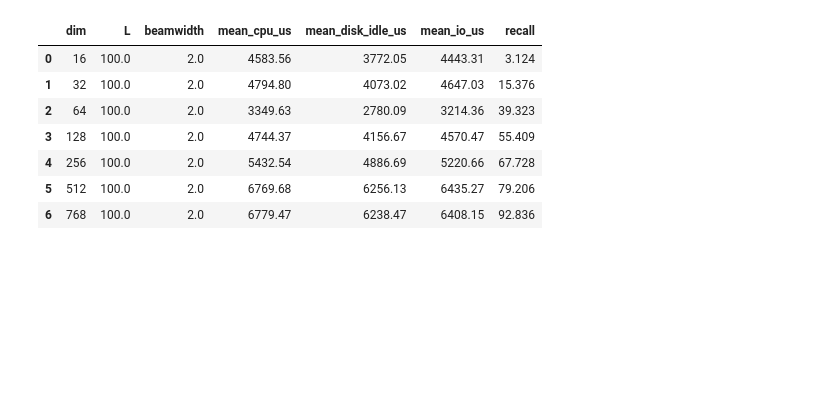
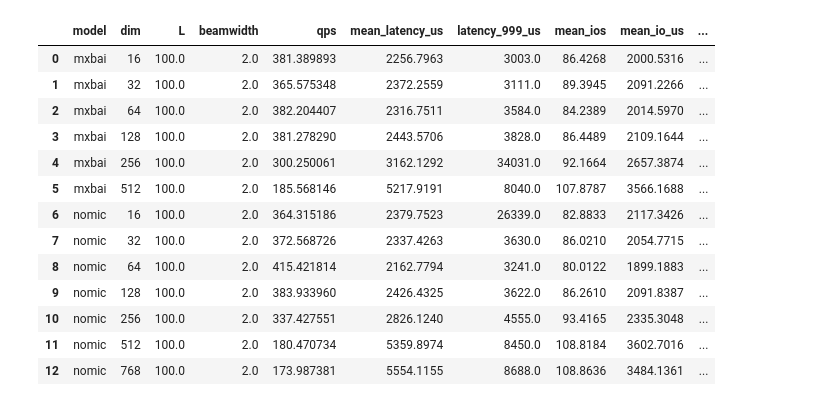
Before and after one commit to yeojin5/starling, a Jupyter notebook: scripts/MRL_figure.ipynb, the cells around one changed output. Cells and saved outputs as stored; diff of their text form; code cells hidden in the pictures; blank space fills up the shorter version.

```diff
--- a/scripts/MRL_figure.ipynb
+++ b/scripts/MRL_figure.ipynb
@@ -43,70 +44,83 @@ Found 7 search metric CSV files
 # %%
-def infer_dim_from_path(path: Path):
-    s = str(path)
-
-    # 예: msmarco_nomic_512_M32_R32_L50_B0.128/search/...
-    m = re.search(r'_([0-9]+)_M[0-9]+_R[0-9]+_L[0-9]+_B', s)
-    if m:
-        return int(m.group(1))
-
-    # 추가 패턴 후보
-    m = re.search(r'mrl([0-9]+)', s)
-    if m:
-        return int(m.group(1))
-
-    return None
+def infer_model_and_dim(path: Path):
+    index_dir = path.parents[1].name
+    m = re.search(r'msmarco_(?P<family>[^_]+)_(?P<dim>[0-9]+)_M', index_dir)
+    if not m:
+        return None, None, None, index_dir
+    family = m.group('family')
+    dim = int(m.group('dim'))
+    if family.startswith('mxbai'):
+        model = 'mxbai'
+    elif family.startswith('nomic'):
+        model = 'nomic'
+    else:
+        model = family
+    return model, family, dim, index_dir
 
 required_cols = {
-    'mean_cpu_us',
-    'mean_disk_idle_us',
+    'L',
+    'beamwidth',
+    'qps',
+    'mean_latency_us',
+    'latency_999_us',
+    'mean_ios',
     'mean_io_us',
+    'mean_cpus',
     'recall',
 }
 
 rows = []
 for f in csv_files:
     try:
         df = pd.read_csv(f)
     except Exception as e:
         print(f'[skip] failed to read {f}: {e}')
         continue
 
-    if not required_cols.issubset(df.columns):
-        print(f'[skip] missing columns in {f}')
+    missing_cols = required_cols.difference(df.columns)
+    if missing_cols:
+        print(f'[skip] missing columns {sorted(missing_cols)} in {f}')
         continue
 
-    dim = infer_dim_from_path(f)
-    if dim is None:
-        print(f'[skip] cannot infer dim from path: {f}')
+    model, family, dim, index_dir = infer_model_and_dim(f)
+    if model is None:
+        print(f'[skip] cannot infer model/dim from {f}')
         continue
 
-    # 파일 내 여러 L 행 중 recall이 최대인 행을 대표로 선택
     row = df.sort_values(['recall', 'L'], ascending=[False, False]).iloc[0].to_dict()
+    row['model'] = model
+    row['family'] = family
     row['dim'] = dim
+    row['index_dir'] = index_dir
     row['source_file'] = str(f)
     rows.append(row)
 
 if not rows:
-    raise RuntimeError('No valid search metric CSV rows found. Check BASE_DIR and CSV files.')
+    raise RuntimeError('No valid search metric CSV rows found. Check BASE_DIR and search/search_*.csv files.')
 
 summary = pd.DataFrame(rows)
-
-# dim당 여러 실행이 있으면 recall 기준 최선 행을 사용
 summary = (
-    summary.sort_values(['dim', 'recall', 'L'], ascending=[True, False, False])
-    .groupby('dim', as_index=False)
+    summary.sort_values(['model', 'dim', 'recall', 'L'], ascending=[True, True, False, False])
+    .groupby(['model', 'dim'], as_index=False)
     .first()
-    .sort_values('dim')
+    .sort_values(['model', 'dim'])
+    .reset_index(drop=True)
 )
 
-display(summary[['dim', 'L', 'beamwidth', 'mean_cpu_us', 'mean_disk_idle_us', 'mean_io_us', 'recall']])
+display(summary[['model', 'dim', 'L', 'beamwidth', 'qps', 'mean_latency_us', 'latency_999_us', 'mean_ios', 'mean_io_us', 'mean_cpus', 'recall']])
 # %% [output]
-|  | dim | L | beamwidth | mean_cpu_us | mean_disk_idle_us | mean_io_us | recall |
-| 0 | 16 | 100.0 | 2.0 | 4583.56 | 3772.05 | 4443.31 | 3.124 |
-| 1 | 32 | 100.0 | 2.0 | 4794.80 | 4073.02 | 4647.03 | 15.376 |
-| 2 | 64 | 100.0 | 2.0 | 3349.63 | 2780.09 | 3214.36 | 39.323 |
-| 3 | 128 | 100.0 | 2.0 | 4744.37 | 4156.67 | 4570.47 | 55.409 |
-| 4 | 256 | 100.0 | 2.0 | 5432.54 | 4886.69 | 5220.66 | 67.728 |
-| 5 | 512 | 100.0 | 2.0 | 6769.68 | 6256.13 | 6435.27 | 79.206 |
-| 6 | 768 | 100.0 | 2.0 | 6779.47 | 6238.47 | 6408.15 | 92.836 |
+|  | model | dim | L | beamwidth | qps | mean_latency_us | latency_999_us | mean_ios | mean_io_us | ... |
+| 0 | mxbai | 16 | 100.0 | 2.0 | 381.389893 | 2256.7963 | 3003.0 | 86.4268 | 2000.5316 | ... |
+| 1 | mxbai | 32 | 100.0 | 2.0 | 365.575348 | 2372.2559 | 3111.0 | 89.3945 | 2091.2266 | ... |
+| 2 | mxbai | 64 | 100.0 | 2.0 | 382.204407 | 2316.7511 | 3584.0 | 84.2389 | 2014.5970 | ... |
+| 3 | mxbai | 128 | 100.0 | 2.0 | 381.278290 | 2443.5706 | 3828.0 | 86.4489 | 2109.1644 | ... |
+| 4 | mxbai | 256 | 100.0 | 2.0 | 300.250061 | 3162.1292 | 34031.0 | 92.1664 | 2657.3874 | ... |
+| 5 | mxbai | 512 | 100.0 | 2.0 | 185.568146 | 5217.9191 | 8040.0 | 107.8787 | 3566.1688 | ... |
+| 6 | nomic | 16 | 100.0 | 2.0 | 364.315186 | 2379.7523 | 26339.0 | 82.8833 | 2117.3426 | ... |
+| 7 | nomic | 32 | 100.0 | 2.0 | 372.568726 | 2337.4263 | 3630.0 | 86.0210 | 2054.7715 | ... |
+| 8 | nomic | 64 | 100.0 | 2.0 | 415.421814 | 2162.7794 | 3241.0 | 80.0122 | 1899.1883 | ... |
+| 9 | nomic | 128 | 100.0 | 2.0 | 383.933960 | 2426.4325 | 3622.0 | 86.2610 | 2091.8387 | ... |
+| 10 | nomic | 256 | 100.0 | 2.0 | 337.427551 | 2826.1240 | 4555.0 | 93.4165 | 2335.3048 | ... |
+| 11 | nomic | 512 | 100.0 | 2.0 | 180.470734 | 5359.8974 | 8450.0 | 108.8184 | 3602.7016 | ... |
+| 12 | nomic | 768 | 100.0 | 2.0 | 173.987381 | 5554.1155 | 8688.0 | 108.8636 | 3484.1361 | ... |
 # %%
```
Also changed, not shown: parts of 3 cells of this notebook, 12 other files.
